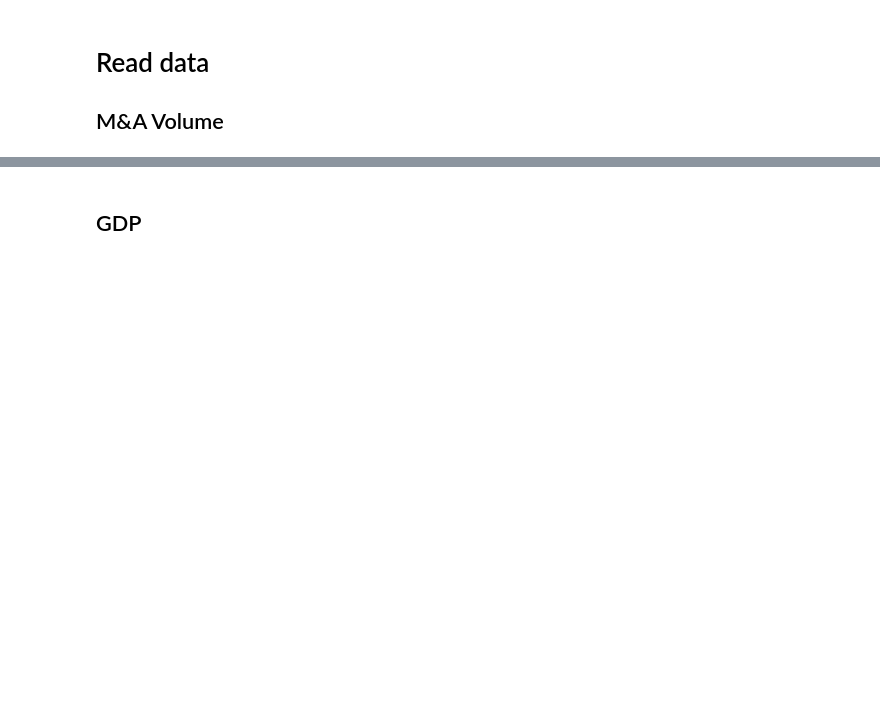
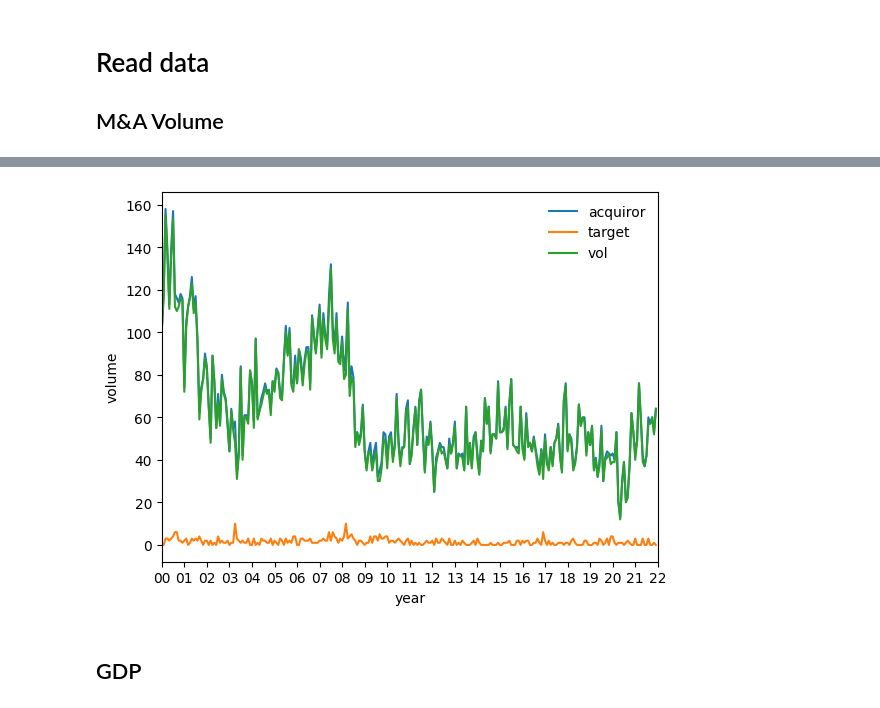
Before and after one commit to victoriawong1123/data_science_project, a Jupyter notebook: notebooks/quarterly_model.ipynb, the cells around one changed output, grey strips where cells are left out. Cells and saved outputs as stored; diff of their text form; code cells hidden in the pictures; blank space fills up the shorter version.

```diff
--- a/notebooks/quarterly_model.ipynb
+++ b/notebooks/quarterly_model.ipynb
@@ -64,3 +104,16 @@ ax.set_xticks([]);
+# %%
+ax = plt.gca()
+ax.plot(acquiror_uk.index.values.astype(str), acquiror_uk.vol, label='acquiror')
+ax.plot(target_uk.index.values.astype(str), target_uk.vol, label='target')
+ax.plot(net_vol_monthly.index.values.astype(str), net_vol_monthly.vol, label='vol')
+ax.set_xticks([])
+ax.legend(frameon=False)
+ax.set_xticks(ticks=range(0, 265, 12), labels=[str(i).zfill(2) for i in range(0, 23, 1)])
+ax.set_xlim(0, 264)
+ax.set_ylabel('volume')
+ax.set_xlabel('year');
+# %% [output]
+[figure, added]
 # %% [markdown]
 ## GDP
 # %%
```
Also changed, not shown: parts of 24 cells of this notebook, 2 other files.
